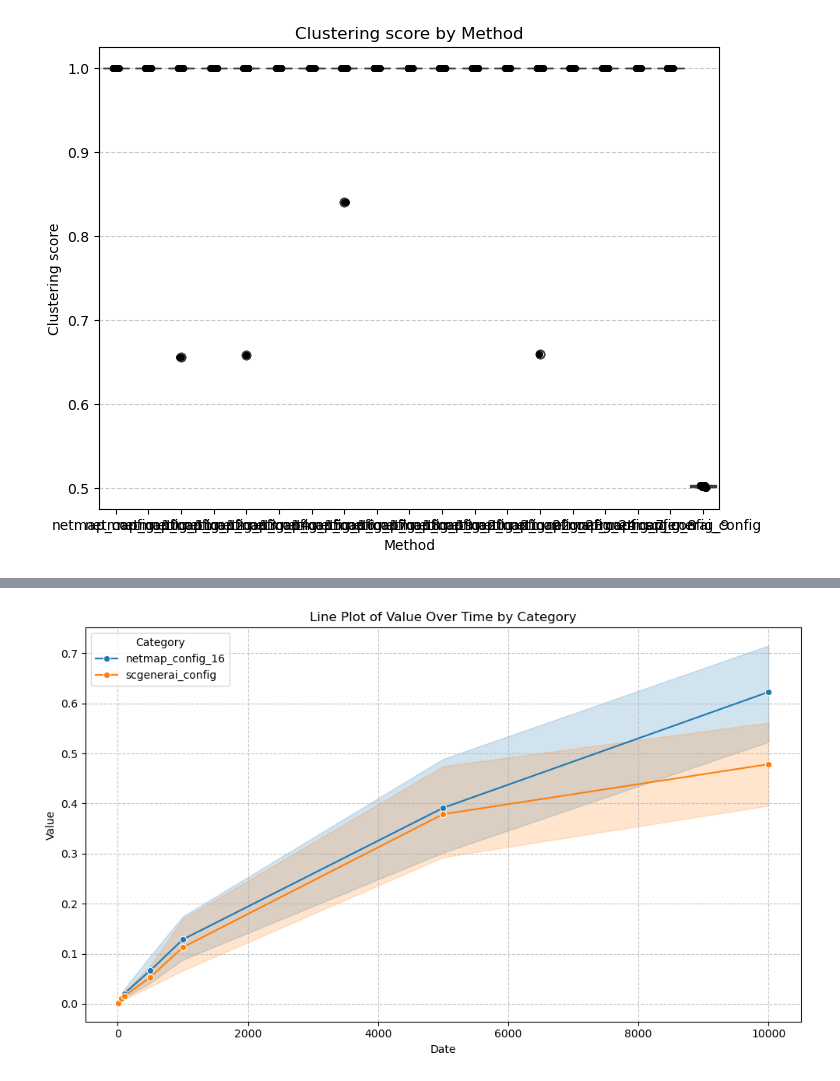
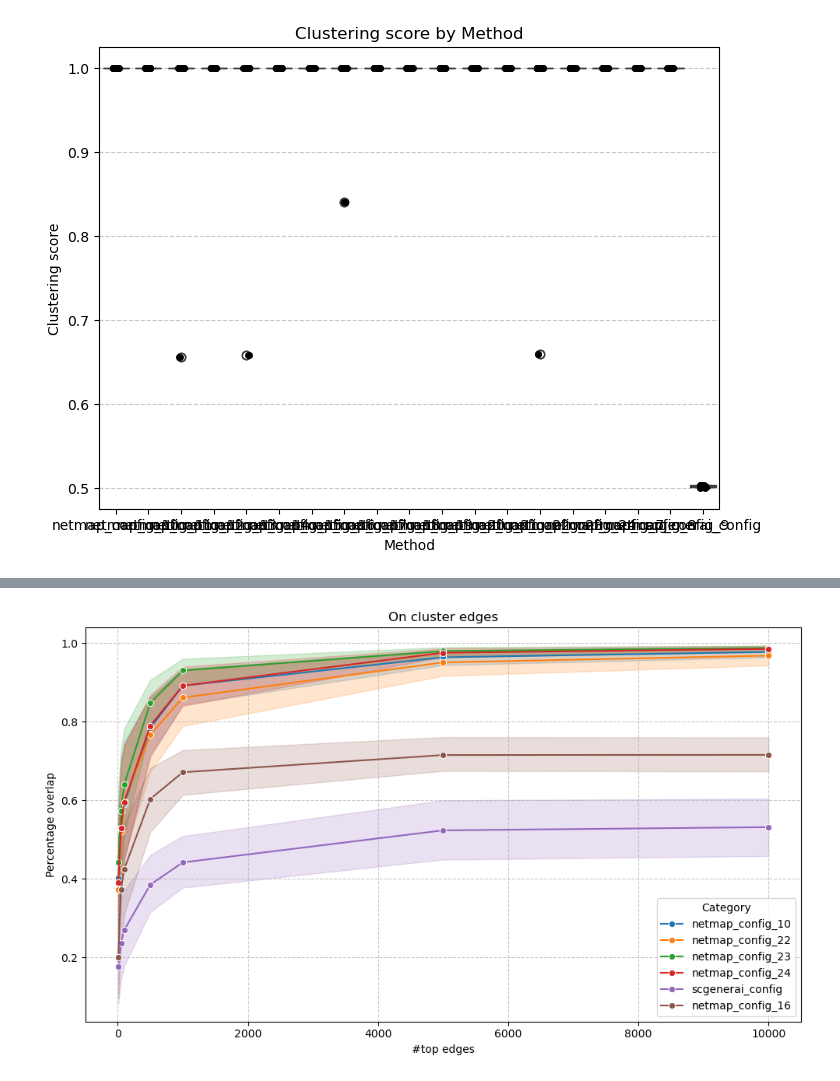
Before and after one commit to bionetslab/netmap-evaluation, a Jupyter notebook: src/evaluation/aggregated_results.ipynb, the cells around one changed output, grey strips where cells are left out. Cells and saved outputs as stored; diff of their text form; code cells hidden in the pictures.

```diff
--- a/src/evaluation/aggregated_results.ipynb
+++ b/src/evaluation/aggregated_results.ipynb
@@ -334,7 +351,7 @@ def read_all_results(root_dir):
 
     for dirpath, dirnames, filenames in os.walk(root_dir):
         for filename in filenames:
-            if filename.endswith(('overlaps.tsv', 'overlaps.tsv')):
+            if filename.endswith(('overlaps.tsv', 'overlaps.tsv', 'overlaps_per_target.tsv')):
                 filepath = os.path.join(dirpath, filename)
                 print(filepath)
                 try:
@@ -363,2 +390,3 @@ all_overlaps = read_all_results('/data_nfs/og86asub/netmap/netmap-evaluation/res
 # %%
 all_overlaps['difference'] = all_overlaps['on_target'] -all_overlaps['off_target']
+all_overlaps['difference_ot'] = all_overlaps['augmented_on'] -all_overlaps['augmented_off']
@@ -365,17 +409,17 @@ all_overlaps['difference'] = all_overlaps['on_target'] -all_overlaps['off_target
 # %%
 # 3. Example with multiple lines (using 'hue')
 plt.figure(figsize=(10, 6))
-sns.lineplot(data=all_overlaps[all_overlaps.method.isin(['netmap_config_16', 'scgenerai_config'])], x='n_top', y='on_target', hue='method', marker='o')
+sns.lineplot(data=all_overlaps[all_overlaps.method.isin(['netmap_config_10', 'netmap_config_16', 'netmap_config_22', 'netmap_config_23', 'netmap_config_24', 'scgenerai_config'])], x='n_top', y='on_target', hue='method', marker='o')
 # 'hue' separates lines by the 'Category' column
 # 'marker' adds markers to the data points
 # 'errorbar=None' removes confidence intervals (useful for individual lines)
 
-plt.title('Line Plot of Value Over Time by Category')
-plt.xlabel('Date')
-plt.ylabel('Value')
+plt.title('On cluster edges')
+plt.xlabel('#top edges')
+plt.ylabel('Percentage overlap')
 plt.grid(True, linestyle='--', alpha=0.7)
 plt.legend(title='Category') # Add a legend for the 'hue' variable
 plt.tight_layout()
 plt.show()
 # %% [output]
-[figure, old version]
+[figure, new version]
```
Also changed, not shown: parts of 65 cells of this notebook, 38 other files.
